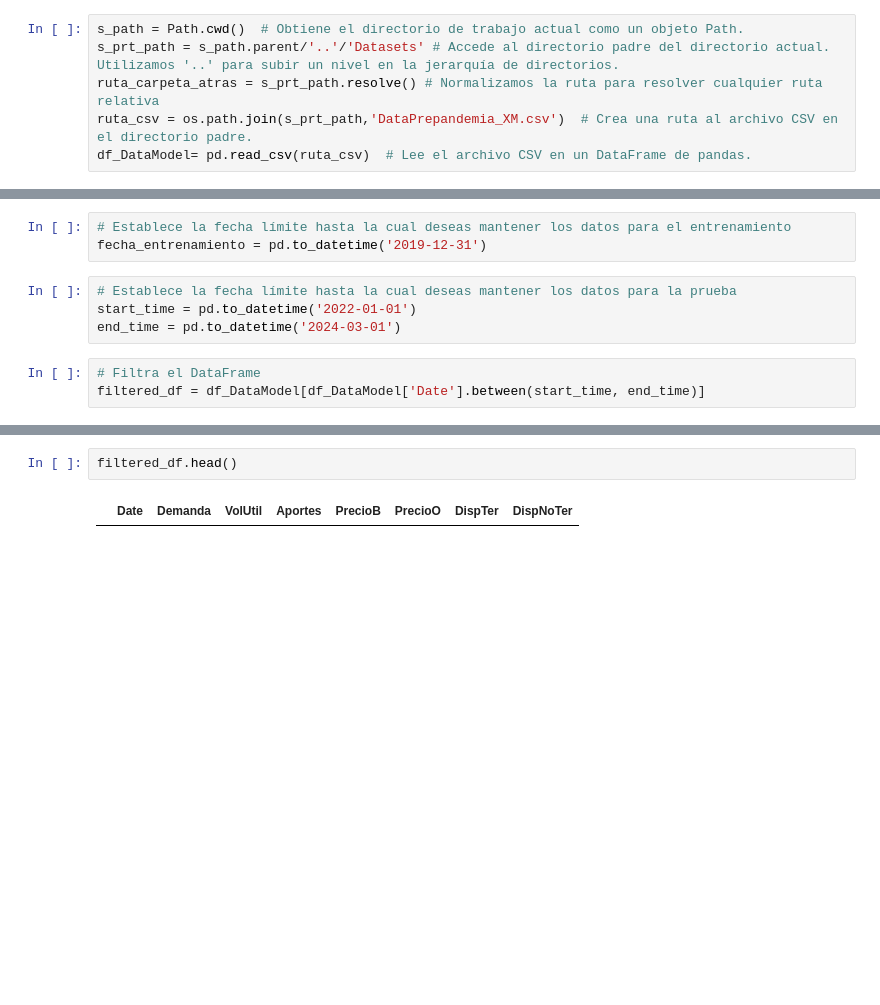
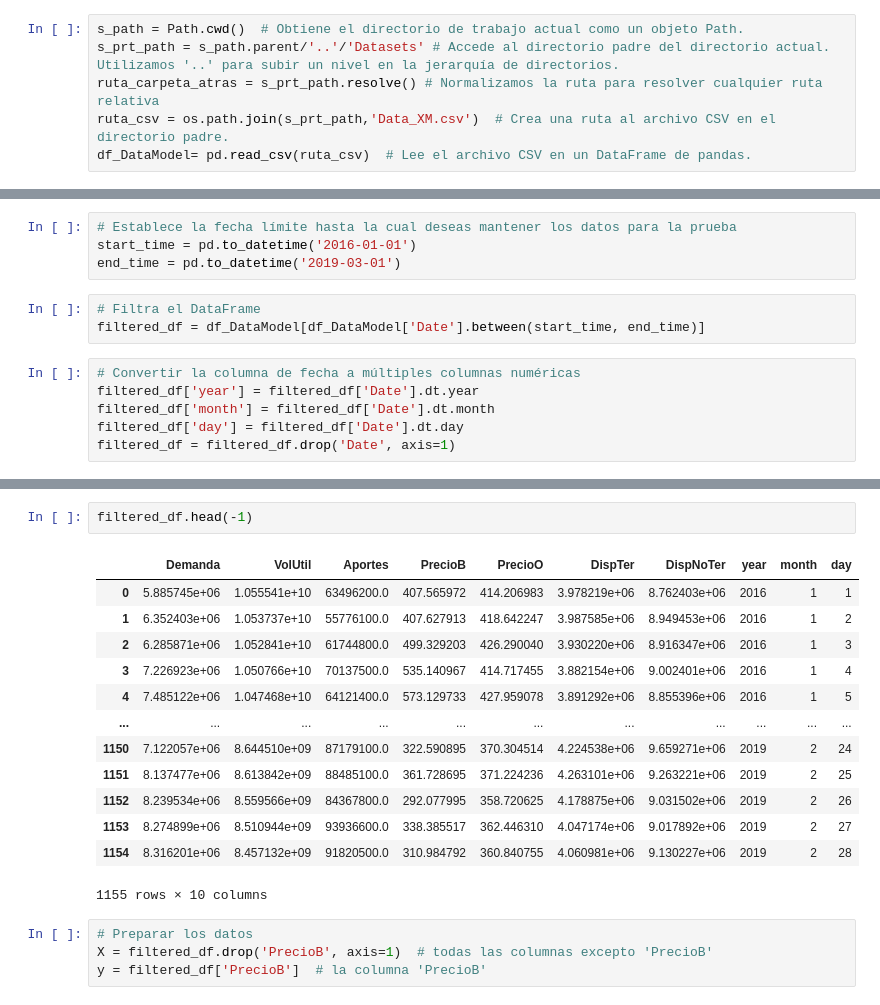
Before and after one commit to Yanalxis/Prediccion-del-precio-en-bolsa-de-la-energ-a-el-ctrica, a Jupyter notebook: Modelos/Random Forrest/trail0001.ipynb, the cells around one changed output, grey strips where cells are left out. Cells and saved outputs as stored; diff of their text form; blank space fills up the shorter version.

Commit message:
Primer entrenamiento 2016 - 2019 (prepandemia)
Primera ventana de tiempo:
- 2016 - 2019 (prepandemia) --- (80% entrenamiento y 20% verficaciones) Entrenamiento
-2022 - 2024 (post pandemia) --- Prueba

```diff
--- a/Modelos/Random Forrest/trail0001.ipynb
+++ b/Modelos/Random Forrest/trail0001.ipynb
@@ -11,7 +17,7 @@ import os  # La biblioteca os permite interactuar con el sistema operativo.
 s_path = Path.cwd()  # Obtiene el directorio de trabajo actual como un objeto Path.
 s_prt_path = s_path.parent/'..'/'Datasets' # Accede al directorio padre del directorio actual. Utilizamos '..' para subir un nivel en la jerarquía de directorios.
 ruta_carpeta_atras = s_prt_path.resolve() # Normalizamos la ruta para resolver cualquier ruta relativa
-ruta_csv = os.path.join(s_prt_path,'DataPrepandemia_XM.csv')  # Crea una ruta al archivo CSV en el directorio padre.
+ruta_csv = os.path.join(s_prt_path,'Data_XM.csv')  # Crea una ruta al archivo CSV en el directorio padre.
 df_DataModel= pd.read_csv(ruta_csv)  # Lee el archivo CSV en un DataFrame de pandas.
 # %%
 df_DataModel['Date'] = pd.to_datetime(df_DataModel['Date'])  # Convierte la columna 'Date' a tipo datetime.
@@ -37,10 +43,13 @@ memory usage: 91.4 KB
 # %%
-# Establece la fecha límite hasta la cual deseas mantener los datos para el entrenamiento
-fecha_entrenamiento = pd.to_datetime('2019-12-31')
+# Establece la fecha límite hasta la cual deseas mantener los datos para la prueba
+start_time = pd.to_datetime('2016-01-01')
+end_time = pd.to_datetime('2019-03-01')
-# %%
-# Establece la fecha límite hasta la cual deseas mantener los datos para la prueba
-start_time = pd.to_datetime('2022-01-01')
-end_time = pd.to_datetime('2024-03-01')
 # %%
 # Filtra el DataFrame
 filtered_df = df_DataModel[df_DataModel['Date'].between(start_time, end_time)]
+# %%
+# Convertir la columna de fecha a múltiples columnas numéricas
+filtered_df['year'] = filtered_df['Date'].dt.year
+filtered_df['month'] = filtered_df['Date'].dt.month
+filtered_df['day'] = filtered_df['Date'].dt.day
+filtered_df = filtered_df.drop('Date', axis=1)
@@ -47,4 +72,20 @@ filtered_df = df_DataModel[df_DataModel['Date'].between(start_time, end_time)]
 # %%
-filtered_df.head()
+filtered_df.head(-1)
 # %% [output]
-|  | Date | Demanda | VolUtil | Aportes | PrecioB | PrecioO | DispTer | DispNoTer |
+|  | Demanda | VolUtil | Aportes | PrecioB | PrecioO | DispTer | DispNoTer | year | month | day |
+| 0 | 5.885745e+06 | 1.055541e+10 | 63496200.0 | 407.565972 | 414.206983 | 3.978219e+06 | 8.762403e+06 | 2016 | 1 | 1 |
+| 1 | 6.352403e+06 | 1.053737e+10 | 55776100.0 | 407.627913 | 418.642247 | 3.987585e+06 | 8.949453e+06 | 2016 | 1 | 2 |
+| 2 | 6.285871e+06 | 1.052841e+10 | 61744800.0 | 499.329203 | 426.290040 | 3.930220e+06 | 8.916347e+06 | 2016 | 1 | 3 |
+| 3 | 7.226923e+06 | 1.050766e+10 | 70137500.0 | 535.140967 | 414.717455 | 3.882154e+06 | 9.002401e+06 | 2016 | 1 | 4 |
+| 4 | 7.485122e+06 | 1.047468e+10 | 64121400.0 | 573.129733 | 427.959078 | 3.891292e+06 | 8.855396e+06 | 2016 | 1 | 5 |
+| ... | ... | ... | ... | ... | ... | ... | ... | ... | ... | ... |
+| 1150 | 7.122057e+06 | 8.644510e+09 | 87179100.0 | 322.590895 | 370.304514 | 4.224538e+06 | 9.659271e+06 | 2019 | 2 | 24 |
+| 1151 | 8.137477e+06 | 8.613842e+09 | 88485100.0 | 361.728695 | 371.224236 | 4.263101e+06 | 9.263221e+06 | 2019 | 2 | 25 |
+| 1152 | 8.239534e+06 | 8.559566e+09 | 84367800.0 | 292.077995 | 358.720625 | 4.178875e+06 | 9.031502e+06 | 2019 | 2 | 26 |
+| 1153 | 8.274899e+06 | 8.510944e+09 | 93936600.0 | 338.385517 | 362.446310 | 4.047174e+06 | 9.017892e+06 | 2019 | 2 | 27 |
+| 1154 | 8.316201e+06 | 8.457132e+09 | 91820500.0 | 310.984792 | 360.840755 | 4.060981e+06 | 9.130227e+06 | 2019 | 2 | 28 |
+1155 rows × 10 columns
+# %%
+# Preparar los datos
+X = filtered_df.drop('PrecioB', axis=1)  # todas las columnas excepto 'PrecioB'
+y = filtered_df['PrecioB']  # la columna 'PrecioB'
```
Also changed, not shown: parts of 40 cells of this notebook.
